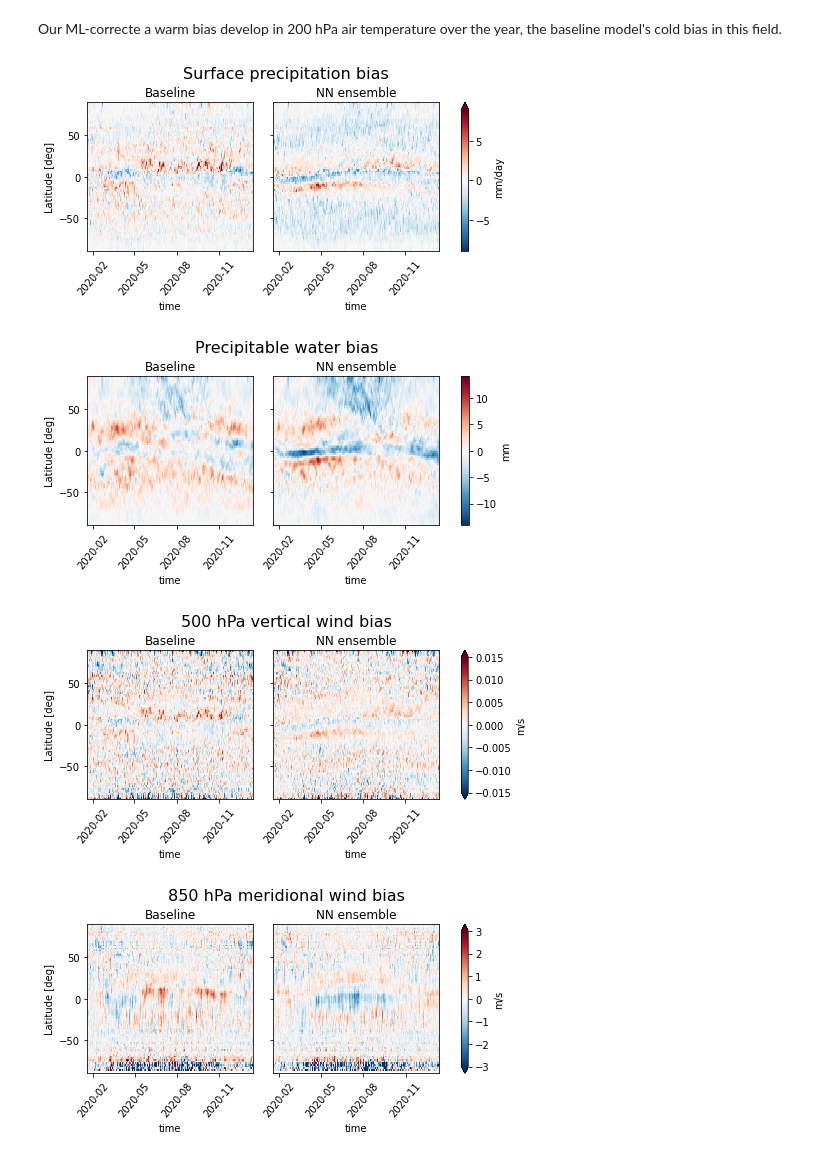
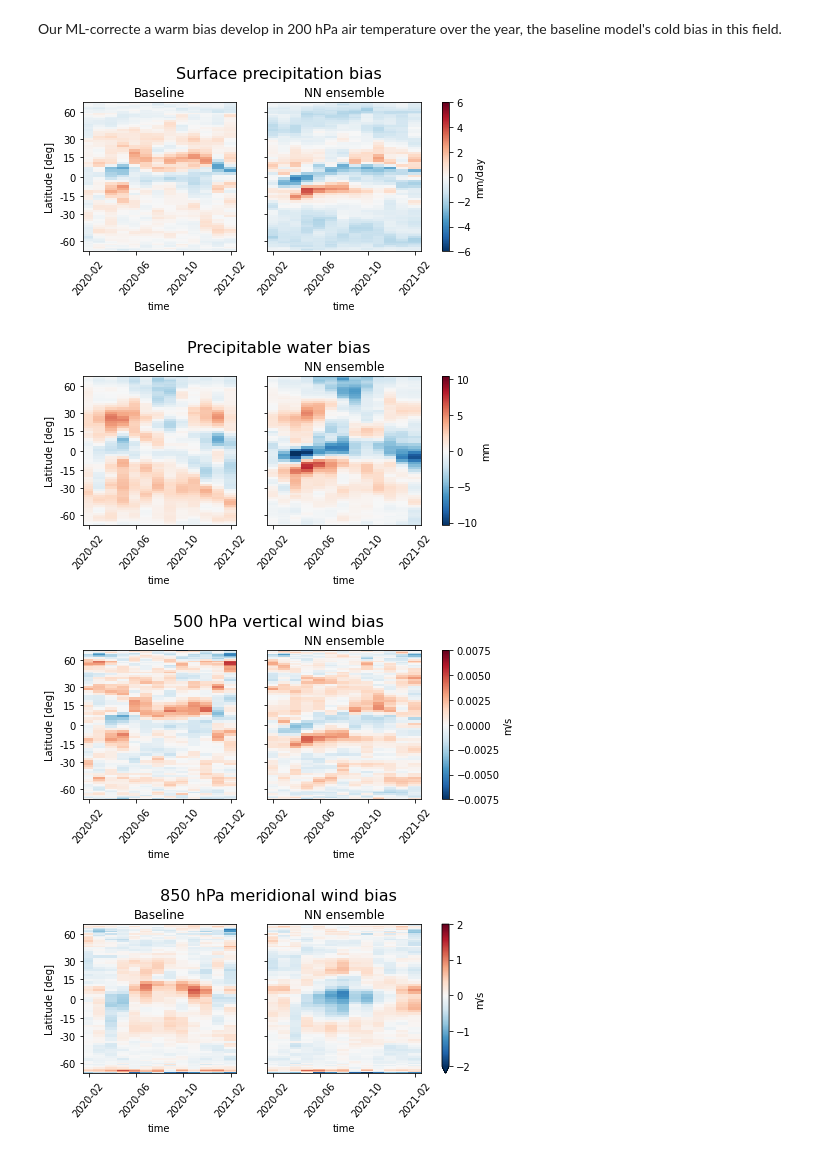
Before and after one commit to ai2cm/nudge-to-3km-PIRE-1yr-workflow, a Jupyter notebook: notebooks/hovmoller-biases.ipynb, the cells around one changed output. Cells and saved outputs as stored; diff of their text form; code cells hidden in the pictures.

```diff
--- a/notebooks/hovmoller-biases.ipynb
+++ b/notebooks/hovmoller-biases.ipynb
@@ -29,6 +29,9 @@ grid = catalog["grid/c48"].read()
 figsize=(12,4)
 col_wrap = 2
 rename_dims = {"grid_xt": "x", "grid_yt": "y", "grid_y": "y_interface", "grid_x": "x_interface"}
+
+tick_loc = np.array([-60, -30, -15, 0, 15, 30, 60])
+tick_loc_sin = np.sin(tick_loc * np.pi/180)
 # %%
 experiments = {
     "Baseline": "gs://vcm-ml-experiments/n2f-pire-sfc-updates/2022-01-10/baseline-seaice-prescribed",
@@ -131,20 +139,24 @@ exps = ["Baseline", "NN ensemble"]
 # %%
 f = (
-        (ds_diags["tmp200_zonal_mean_bias"] )
-).plot(col="experiment", x="time")
+        (ds_diags_transformed_lat["tmp200_zonal_mean_bias"] ).sel(experiment=exps)
+).resample(time="1M").mean() \
+.plot(col="experiment", x="time", rasterized=True)
 
-for i, exp in enumerate(labels):
+for i, exp in enumerate(exps):
     ax = f.axes[0][i]
     plt.setp(ax.xaxis.get_majorticklabels(), rotation=50)
     ax.set_title(exp)
 
     ax = f.axes[0][0].set_ylabel("Latitude [deg]")
 
+
+
+plt.yticks(tick_loc_sin, tick_loc)  # Set label locations.
+
 f.cbar.ax.set_ylabel("K")
 plt.suptitle("200 hPa temperature", y=1.05, fontsize=16)
 
-
-#plt.savefig("figures/pdf/prognostic_hovmoller_precip_bias.pdf", dpi=150, bbox_inches='tight')
-#plt.savefig("figures/png/prognostic_hovmoller_precip_bias.png", dpi=150, bbox_inches='tight')
-#plt.savefig("figures/eps/prognostic_hovmoller_precip_bias.eps", format="eps", bbox_inches='tight')
+plt.savefig("figures/pdf/prognostic_hovmoller_t200_bias.pdf", dpi=150, bbox_inches='tight')
+plt.savefig("figures/png/prognostic_hovmoller_t200_bias.png", dpi=150, bbox_inches='tight')
+plt.savefig("figures/eps/prognostic_hovmoller_t200_bias.eps", format="eps", bbox_inches='tight')
 # %% [output]
@@ -153,18 +163,0 @@ Text(0.5, 1.05, '200 hPa temperature')
-# %%
-f = (
-        (ds_diags["tmp200_zonal_mean_bias"] ).sel(experiment=exps)
-).plot(col="experiment", x="time")
-
-for i, exp in enumerate(exps):
-    ax = f.axes[0][i]
-    plt.setp(ax.xaxis.get_majorticklabels(), rotation=50)
-    ax.set_title(exp)
-
-    ax = f.axes[0][0].set_ylabel("Latitude [deg]")
-
-f.cbar.ax.set_ylabel("K")
-plt.suptitle("200 hPa temperature", y=1.05, fontsize=16)
-
-plt.savefig("figures/pdf/prognostic_hovmoller_t200_bias.pdf", dpi=150, bbox_inches='tight')
-plt.savefig("figures/png/prognostic_hovmoller_t200_bias.png", dpi=150, bbox_inches='tight')
-plt.savefig("figures/eps/prognostic_hovmoller_t200_bias.eps", format="eps", bbox_inches='tight')
@@ -174,29 +165,32 @@ plt.savefig("figures/eps/prognostic_hovmoller_t200_bias.eps", format="eps", bbox
 Our ML-correcte a warm bias develop in 200 hPa air temperature over the year,  the baseline model's cold bias in this field.
 # %%
 f = (
-        (ds_diags["pratesfc_zonal_mean_bias"] * kg_m2s_to_mm_day).sel(experiment=exps)
-).plot(col="experiment", x="time", vmax=9)
+        (ds_diags_transformed_lat["pratesfc_zonal_mean_bias"] * kg_m2s_to_mm_day).sel(experiment=exps)
+).resample(time="1M").mean() \
+.plot(col="experiment", x="time", vmax=6)
 
 for i, exp in enumerate(exps):
     ax = f.axes[0][i]
     plt.setp(ax.xaxis.get_majorticklabels(), rotation=50)
     ax.set_title(exp)
 
     ax = f.axes[0][0].set_ylabel("Latitude [deg]")
 
 f.cbar.ax.set_ylabel("mm/day")
 plt.suptitle("Surface precipitation bias", y=1.05, fontsize=16)
+plt.yticks(tick_loc_sin, tick_loc)  # Set label locations.
 
 
 plt.savefig("figures/pdf/prognostic_hovmoller_precip_bias.pdf", dpi=150, bbox_inches='tight')
 plt.savefig("figures/png/prognostic_hovmoller_precip_bias.png", dpi=150, bbox_inches='tight')
 plt.savefig("figures/eps/prognostic_hovmoller_precip_bias.eps", format="eps", bbox_inches='tight')
 # %% [output]
-[figure, old version]
+[figure, new version]
 # %%
 f = (
-        (ds_diags["pwat_zonal_mean_bias"] * kg_m2_to_mm).sel(experiment=exps)
-).plot(col="experiment", x="time")
+        (ds_diags_transformed_lat["pwat_zonal_mean_bias"] * kg_m2_to_mm).sel(experiment=exps)
+).resample(time="1M").mean() \
+.plot(col="experiment", x="time")
 
 for i, exp in enumerate(exps):
     ax = f.axes[0][i]
@@ -206,17 +200,19 @@ ax = f.axes[0][0].set_ylabel("Latitude [deg]")
 f.cbar.ax.set_ylabel("mm")
 plt.suptitle("Precipitable water bias", y=1.05, fontsize=16)
 
+plt.yticks(tick_loc_sin, tick_loc)  # Set label locations.
 
 plt.savefig("figures/pdf/prognostic_hovmoller_pwat_bias.pdf", dpi=150, bbox_inches='tight')
 plt.savefig("figures/png/prognostic_hovmoller_pwat_bias.png", dpi=150, bbox_inches='tight')
 plt.savefig("figures/eps/prognostic_hovmoller_pwat_bias.eps", format="eps", bbox_inches='tight')
 # %% [output]
-[figure, old version]
+[figure, new version]
 # %%
 exps = ["Baseline", "NN ensemble"]
 f = (
-        (ds_diags["w500_zonal_mean_bias"] ).sel(experiment=exps)
-).plot(col="experiment", x="time", vmax=0.015)
+        (ds_diags_transformed_lat["w500_zonal_mean_bias"] ).sel(experiment=exps)
+).resample(time='1M').mean() \
+.plot(col="experiment", x="time", vmax=0.0075)
 
 for i, exp in enumerate(exps):
     ax = f.axes[0][i]
@@ -225,11 +221,14 @@ for i, exp in enumerate(exps):
 ax = f.axes[0][0].set_ylabel("Latitude [deg]")
 f.cbar.ax.set_ylabel("m/s")
 plt.suptitle("500 hPa vertical wind bias", y=1.05, fontsize=16)
+plt.yticks(tick_loc_sin, tick_loc)  # Set label locations.
+
+
 plt.savefig("figures/pdf/prognostic_hovmoller_w500_bias.pdf", dpi=150, bbox_inches='tight')
 plt.savefig("figures/png/prognostic_hovmoller_w500_bias.png", dpi=150, bbox_inches='tight')
 plt.savefig("figures/eps/prognostic_hovmoller_w500_bias.eps", format="eps", bbox_inches='tight')
 # %% [output]
-[figure, old version]
+[figure, new version]
 # %%
 vwind_verif = catalog["2020_1yr_pire_vwinds"].read()
 vwind_verif_zonal_mean = vcm.zonal_average_approximate(
@@ -240,7 +239,9 @@ vwind_verif_zonal_mean = vcm.zonal_average_approximate(
 # %%
 f = (
         (ds_diags["vgrd850_zonal_mean_value"] - vwind_verif_zonal_mean["VGRD850"] ).sel(experiment=["Baseline", "NN ensemble"])
-).plot(col="experiment", x="time", vmax=3)
+).assign_coords(latitude=sin_lat) \
+.resample(time="1M").mean() \
+.plot(col="experiment", x="time", vmax=2)
 
 for i, exp in enumerate(["Baseline", "NN ensemble"]):
     ax = f.axes[0][i]
@@ -250,8 +251,11 @@ ax = f.axes[0][0].set_ylabel("Latitude [deg]")
 f.cbar.ax.set_ylabel("m/s")
 plt.suptitle("850 hPa meridional wind bias", y=1.05, fontsize=16)
 
+plt.yticks(tick_loc_sin, tick_loc)  # Set label locations.
+
+
 plt.savefig("figures/pdf/prognostic_hovmoller_v850_bias.pdf", dpi=150, bbox_inches='tight')
 plt.savefig("figures/png/prognostic_hovmoller_v850_bias.png", dpi=150, bbox_inches='tight')
 plt.savefig("figures/eps/prognostic_hovmoller_v850_bias.eps", format="eps", bbox_inches='tight')
 # %% [output]
-[figure, old version]
+[figure, new version]
```
Also changed, not shown: parts of 5 cells of this notebook, 1 other file.
